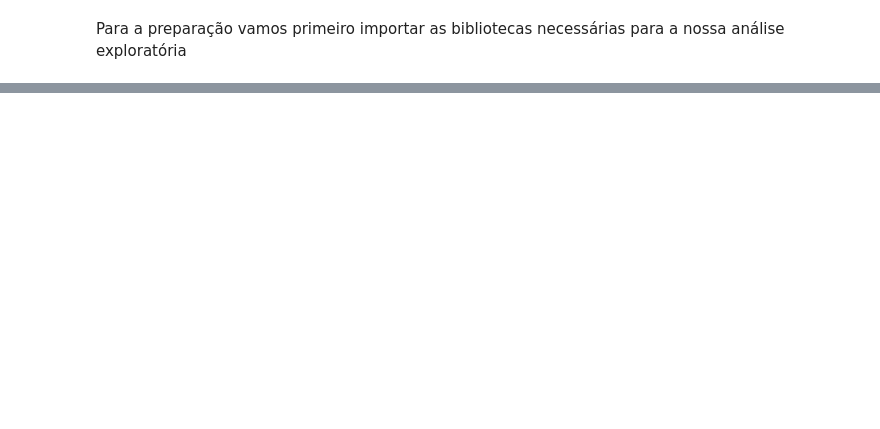
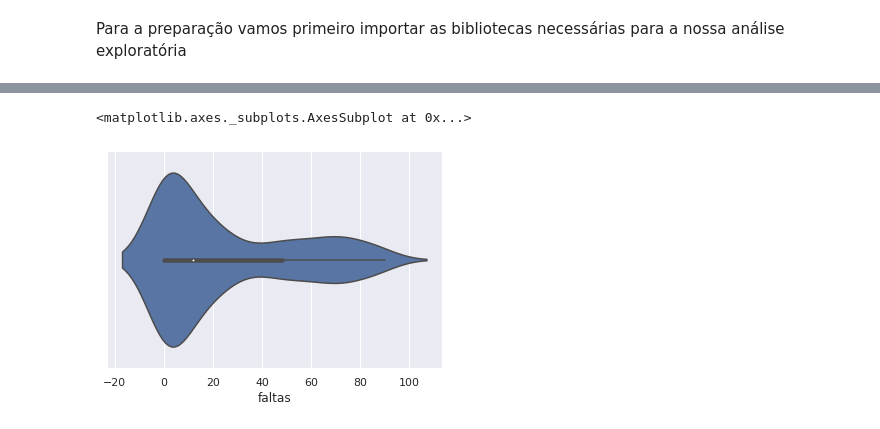
Before and after one commit to eBetcel/an-lise-ITP, a Jupyter notebook: analise_itp.ipynb, the cells around one changed output, grey strips where cells are left out. Cells and saved outputs as stored; diff of their text form; code cells hidden in the pictures; blank space fills up the shorter version.

```diff
--- a/analise_itp.ipynb
+++ b/analise_itp.ipynb
@@ -19,0 +95,5 @@ dadositp = pd.read_csv(io.BytesIO(uploaded['dados_itp.csv']), decimal=',')
+# %%
+sns.violinplot(dados_pandemia['faltas'])
+# %% [output]
+<matplotlib.axes._subplots.AxesSubplot at 0x...>
+[figure, added]
```
Also changed, not shown: parts of 41 cells of this notebook.
